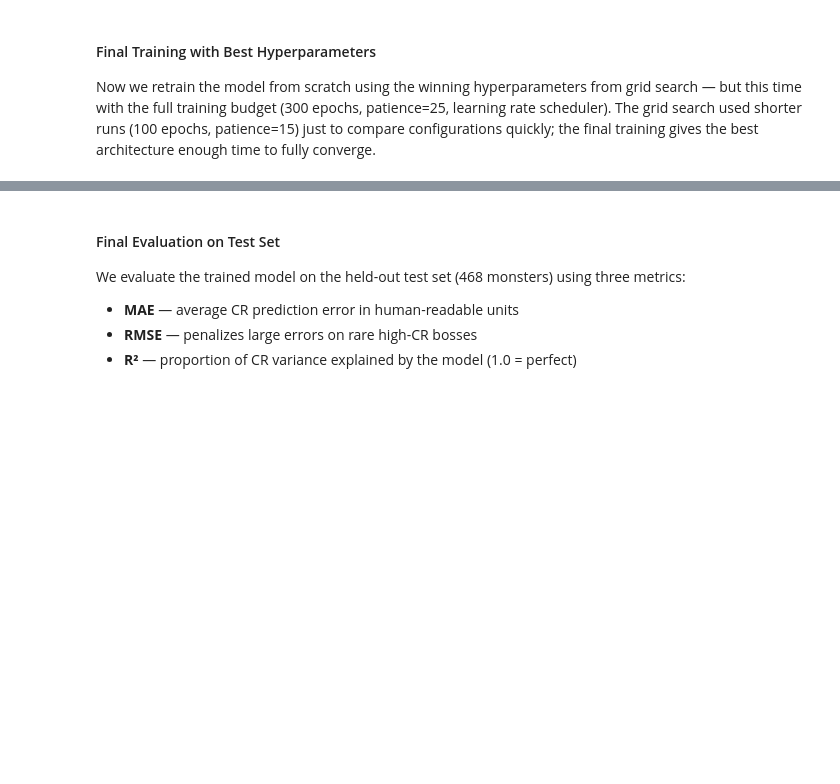
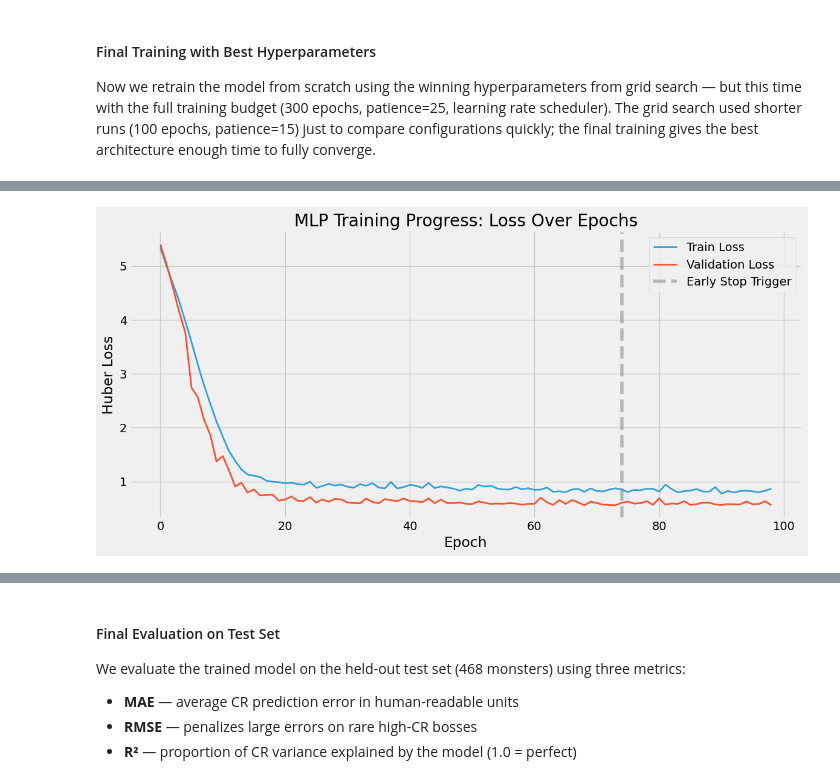
Before and after one commit to adg30/INTSY-MCO, a Jupyter notebook: notebooks/08_neural_network.ipynb, the cells around one changed output, grey strips where cells are left out. Drawn from its saved outputs; the diff is of its cells as text; code cells hidden in the pictures; blank space fills up the shorter version.

```diff
--- a/notebooks/08_neural_network.ipynb
+++ b/notebooks/08_neural_network.ipynb
@@ -320,19 +399,21 @@ print(f"\nTraining complete. Best validation loss: {best_val_loss:.4f}")
 # %%
 # Plot training vs validation loss curves
 plt.style.use('fivethirtyeight')
 fig, ax = plt.subplots(figsize=(12, 6))
 
 ax.plot(train_losses, label='Train Loss', color='#30a2da', linewidth=2)
 ax.plot(val_losses, label='Validation Loss', color='#fc4f30', linewidth=2)
-ax.axvline(x=len(train_losses) - PATIENCE, color='gray', linestyle='--', alpha=0.5, label='Early Stop Trigger')
+ax.axvline(x=len(train_losses) - patience, color='gray', linestyle='--', alpha=0.5, label='Early Stop Trigger')
 
 ax.set_title('MLP Training Progress: Loss Over Epochs')
 ax.set_xlabel('Epoch')
 ax.set_ylabel('Huber Loss')
 ax.legend()
 plt.tight_layout()
 plt.show()
 
 print(f"Final train loss: {train_losses[-1]:.4f}")
 print(f"Best val loss:    {best_val_loss:.4f}")
 print(f"Total epochs run: {len(train_losses)}")
+# %% [output]
+[figure, added]
```
Also changed, not shown: parts of 10 cells of this notebook, 2 other files.
